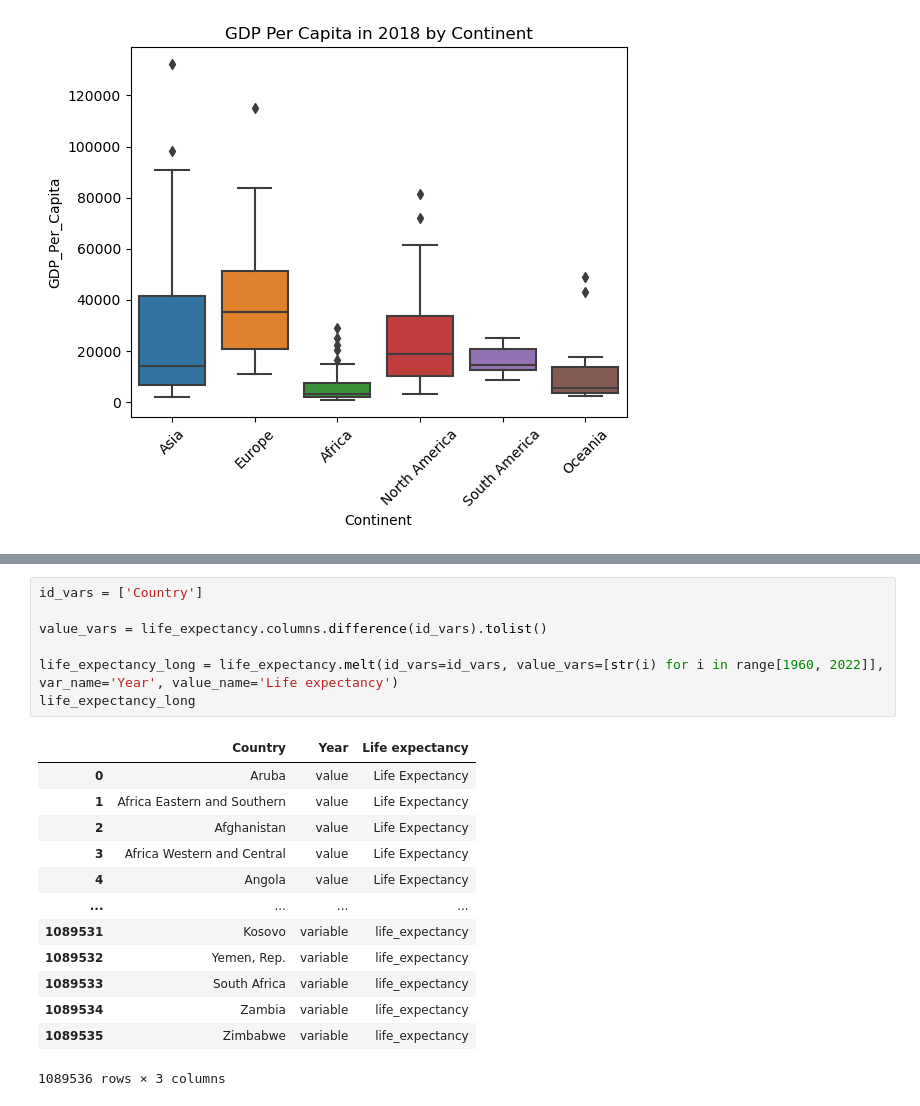
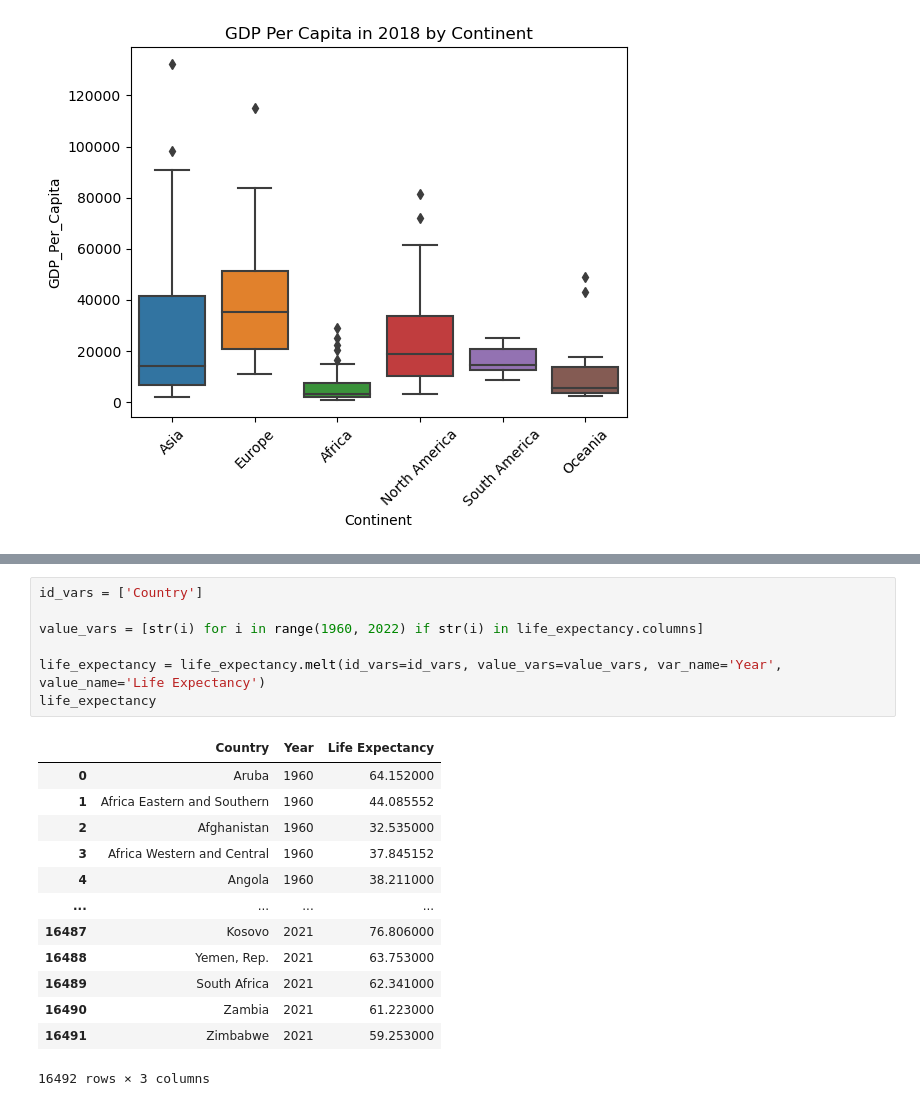
Before and after one commit to nss-data-science-cohort-7/un-exploration-shanks-t, a Jupyter notebook: notebooks/UN_Data_Exploration.ipynb, the cells around one changed output, grey strips where cells are left out. Cells and saved outputs as stored; diff of their text form.

```diff
--- a/notebooks/UN_Data_Exploration.ipynb
+++ b/notebooks/UN_Data_Exploration.ipynb
@@ -171,24 +167,24 @@ life_expectancy
 # %%
 id_vars = ['Country']
 
-value_vars = life_expectancy.columns.difference(id_vars).tolist()
+value_vars = [str(i) for i in range(1960, 2022) if str(i) in life_expectancy.columns]
 
-life_expectancy_long = life_expectancy.melt(id_vars=id_vars, value_vars=[str(i) for i in range[1960, 2022]], var_name='Year', value_name='Life expectancy')
-life_expectancy_long
+life_expectancy = life_expectancy.melt(id_vars=id_vars, value_vars=value_vars, var_name='Year', value_name='Life Expectancy')
+life_expectancy
 # %% [output]
-|  | Country | Year | Life expectancy |
-| 0 | Aruba | value | Life Expectancy |
-| 1 | Africa Eastern and Southern | value | Life Expectancy |
-| 2 | Afghanistan | value | Life Expectancy |
-| 3 | Africa Western and Central | value | Life Expectancy |
-| 4 | Angola | value | Life Expectancy |
+|  | Country | Year | Life Expectancy |
+| 0 | Aruba | 1960 | 64.152000 |
+| 1 | Africa Eastern and Southern | 1960 | 44.085552 |
+| 2 | Afghanistan | 1960 | 32.535000 |
+| 3 | Africa Western and Central | 1960 | 37.845152 |
+| 4 | Angola | 1960 | 38.211000 |
 | ... | ... | ... | ... |
-| 1089531 | Kosovo | variable | life_expectancy |
-| 1089532 | Yemen, Rep. | variable | life_expectancy |
-| 1089533 | South Africa | variable | life_expectancy |
-| 1089534 | Zambia | variable | life_expectancy |
-| 1089535 | Zimbabwe | variable | life_expectancy |
+| 16487 | Kosovo | 2021 | 76.806000 |
+| 16488 | Yemen, Rep. | 2021 | 63.753000 |
+| 16489 | South Africa | 2021 | 62.341000 |
+| 16490 | Zambia | 2021 | 61.223000 |
+| 16491 | Zimbabwe | 2021 | 59.253000 |
-1089536 rows × 3 columns
+16492 rows × 3 columns
 # %%
 threshold_age = 80
 
```
Also changed, not shown: parts of 4 cells of this notebook.
